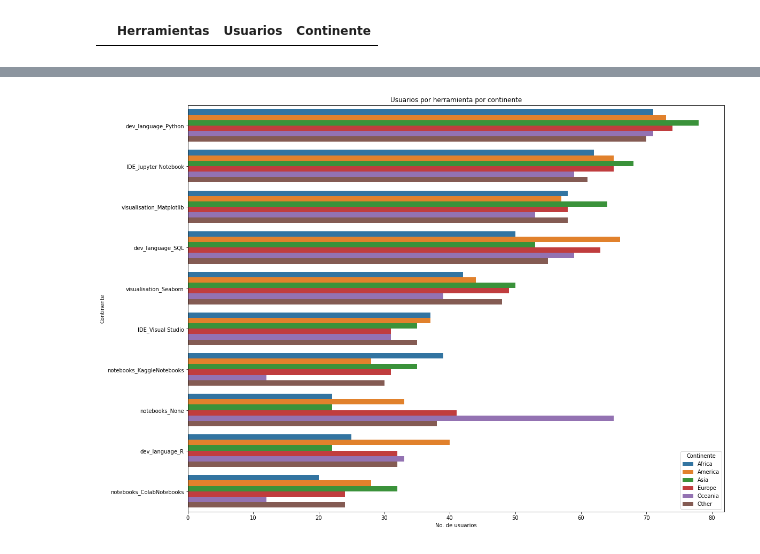
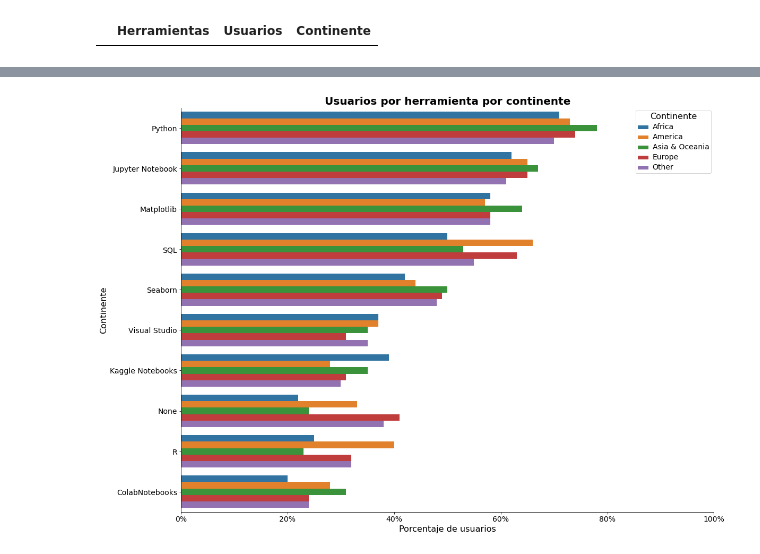
Before and after one commit to Adalab/project-da-promo-d-module-2-team-2-, a Jupyter notebook: notebooks/visualizacion.ipynb, the cells around one changed output, grey strips where cells are left out. Saved outputs shown, nothing was run; the diff lists cells and outputs as text; code cells hidden in the pictures.

Commit message:
retoques limpieza, visualizacion

```diff
--- a/notebooks/visualizacion.ipynb
+++ b/notebooks/visualizacion.ipynb
@@ -680,0 +222,18 @@ plt.show()
+# %%
+# guardamos una lista de las primeras 15 herramientas
+
+top_15 = ['dev_language_Python',
+        'IDE_Jupyter Notebook',
+        'visualisation_Matplotlib',
+        'dev_language_SQL',
+        'visualisation_Seaborn',
+        'IDE_Visual Studio',
+        'notebooks_KaggleNotebooks',
+        'notebooks_None',
+        'dev_language_R',
+        'notebooks_ColabNotebooks',
+        'IDE_Visual Studio Code (VSCode)',
+        'visualisation_Ggplot / ggplot2',
+        'IDE_RStudio',
+        'visualisation_Plotly / Plotly Express',
+        'BI_tools_Tableau']
@@ -693,8 +530,8 @@ df_continentes
 | Other | 56.0 | 46.0 | 8.0 | 1.0 | ... |
 # %%
-df_sum_continentes = df_continentes.filter(list_sum).T
-df_sum_continentes['total'] = df_sum_continentes['Africa'] + df_sum_continentes['America'] + df_sum_continentes['Asia'] + df_sum_continentes['Europe'] + df_sum_continentes['Oceania'] + df_sum_continentes['Other']
+df_sum_continentes = df_continentes.filter(top_15).T
+df_sum_continentes['total'] = df_sum_continentes['Africa'] + df_sum_continentes['America'] + df_sum_continentes['Asia & Oceania'] + df_sum_continentes['Europe'] + df_sum_continentes['Other']
 df_sum_continentes = df_sum_continentes.head(10).reset_index()
-df_sum_continentes.columns = ['tools', 'Africa', 'America', 'Asia', 'Europe', 'Oceania', 'Other']
+df_sum_continentes.columns = ['tools', 'Africa', 'America', 'Asia & Oceania', 'Europe', 'Other', 'Total']
 df_sum_continentes
 # %% [output]
@@ -740,7 +566,7 @@ df_cont_group.loc['Africa']
 diccionario_df = {}
 
 for col in df_sum_continentes.columns:
-    if col == 'tools' or col == 'total':
+    if col == 'tools' or col == 'Total':
         pass
     else:
         dataframe = df_sum_continentes.filter(items=['tools', col])
@@ -755,4 +581,4 @@ df_cont = pd.DataFrame(columns=['Herramientas', 'Usuarios', 'Continente'])
 for k, v in diccionario_df.items():
     df_cont = pd.concat([df_cont, v], axis=0)
 
-df_cont
+df_cont['Herramientas'] = df_cont['Herramientas'].map(diccionario_tools)
@@ -777,17 +605,25 @@ df_cont
 # %%
 # iniciamos la figura con un tamaño especifico
 plt.figure(figsize =(18,14))
 
 # iniciamos nuestra gráfica para contestar a la pregunta, añadiendo sex al parámetro hue
 fig = sns.barplot(y='Herramientas', x = 'Porcentaje', data = df_cont, hue='Continente')
 
-# cambiamos el nombre de los ejes
-fig.set(xlabel='No. de usuarios', ylabel= 'Continente')
+fig.set_title('Usuarios por herramienta por continente', fontsize = 20, fontweight = 'bold')
 
-# cambiamos el título de la gráfica
-fig.set_title('Usuarios por herramienta por continente')
+fig.spines[["top", "right"]].set_visible(False)
+
+fig.set_xlabel (xlabel = "Porcentaje de usuarios", fontsize = 16)
+fig.set_ylabel (ylabel = "Continente", fontsize = 16)
+
+fig.set(xticks = [0, 20, 40, 60, 80, 100])
+fig.set_xticklabels(labels = ['0%', '20%', '40%', '60%', '80%', '100%'], size=14)
+fig.set_yticklabels(labels = fig.get_yticklabels(), size=14)
+
+plt.setp(fig.get_legend().get_texts(), fontsize='14')
+plt.setp(fig.get_legend().get_title(), fontsize='16')
 
 # motramos la gráfica
 plt.show()
 # %% [output]
-[figure, old version]
+[figure, new version]
```
Also changed, not shown: parts of 95 cells of this notebook, 9 other files.
